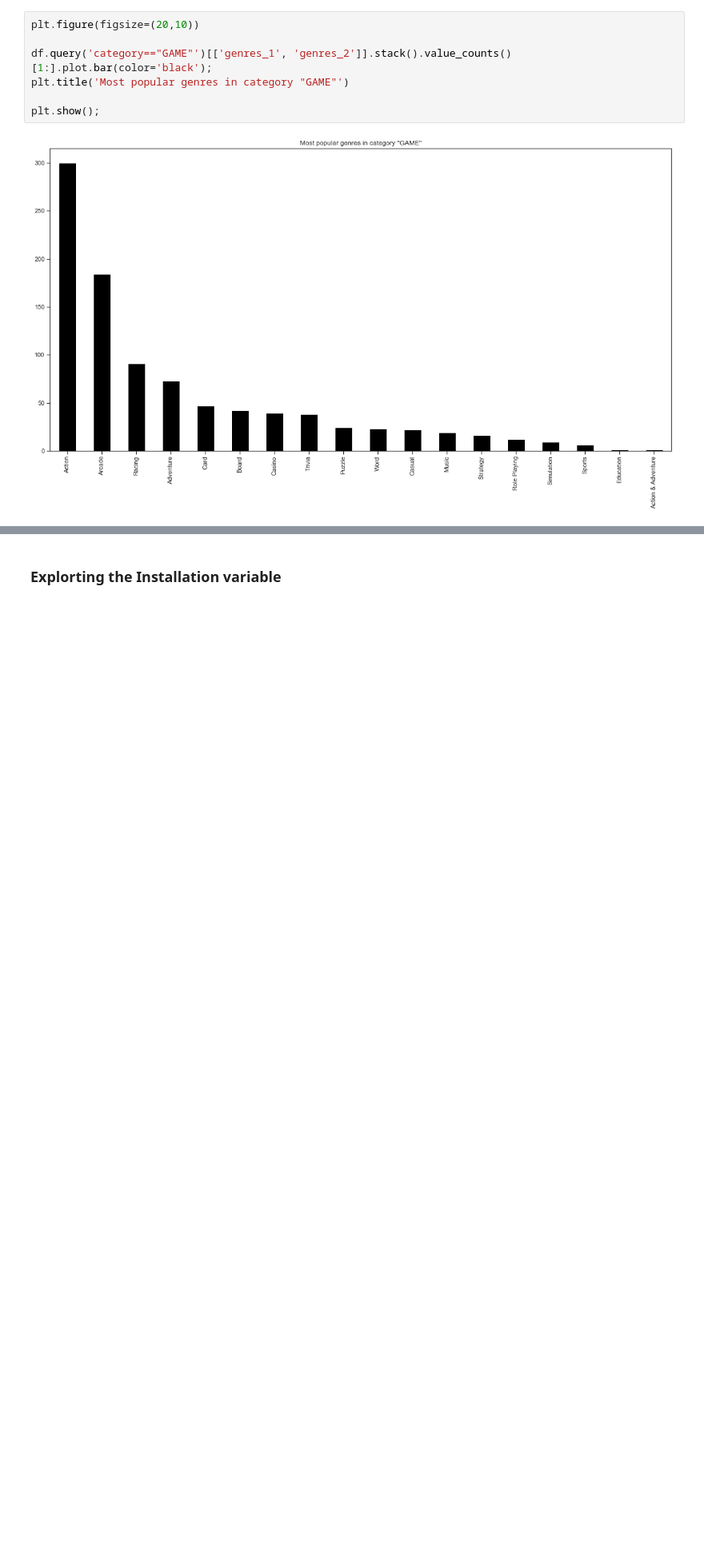
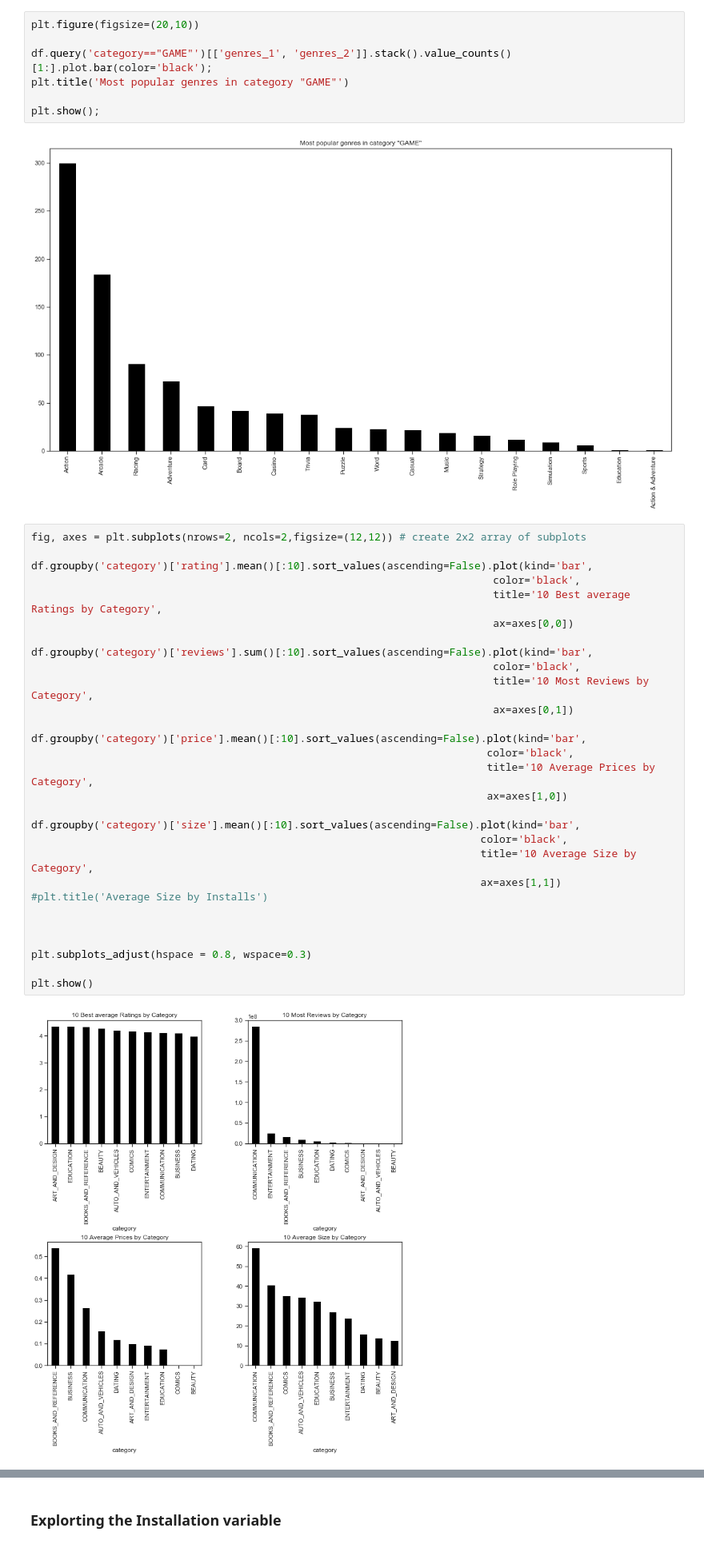
Before and after one commit to igorstojanovic91/google-play-store, a Jupyter notebook: Google Play Store Aanalysis.ipynb, the cells around one changed output, grey strips where cells are left out. Shown: that part at 80% size. Drawn from its saved outputs; the diff is of its cells as text; blank space fills up the shorter version.

```diff
--- a/Google Play Store Aanalysis.ipynb
+++ b/Google Play Store Aanalysis.ipynb
@@ -780,3 +856,34 @@ plt.title('Most popular genres in category "GAME"')
 plt.show();
 # %% [output]
 [figure]
+# %%
+fig, axes = plt.subplots(nrows=2, ncols=2,figsize=(12,12)) # create 2x2 array of subplots
+
+df.groupby('category')['rating'].mean()[:10].sort_values(ascending=False).plot(kind='bar',
+                                                                          color='black',
+                                                                          title='10 Best average Ratings by Category',
+                                                                          ax=axes[0,0])
+
+df.groupby('category')['reviews'].sum()[:10].sort_values(ascending=False).plot(kind='bar',
+                                                                          color='black',
+                                                                          title='10 Most Reviews by Category',
+                                                                          ax=axes[0,1])
+
+df.groupby('category')['price'].mean()[:10].sort_values(ascending=False).plot(kind='bar',
+                                                                         color='black',
+                                                                         title='10 Average Prices by Category',
+                                                                         ax=axes[1,0])
+
+df.groupby('category')['size'].mean()[:10].sort_values(ascending=False).plot(kind='bar',
+                                                                        color='black',
+                                                                        title='10 Average Size by Category',
+                                                                        ax=axes[1,1])
+#plt.title('Average Size by Installs')
+
+
+
+plt.subplots_adjust(hspace = 0.8, wspace=0.3)
+
+plt.show()
+# %% [output]
+[figure, added]
```
Also changed, not shown: parts of 13 cells of this notebook.
